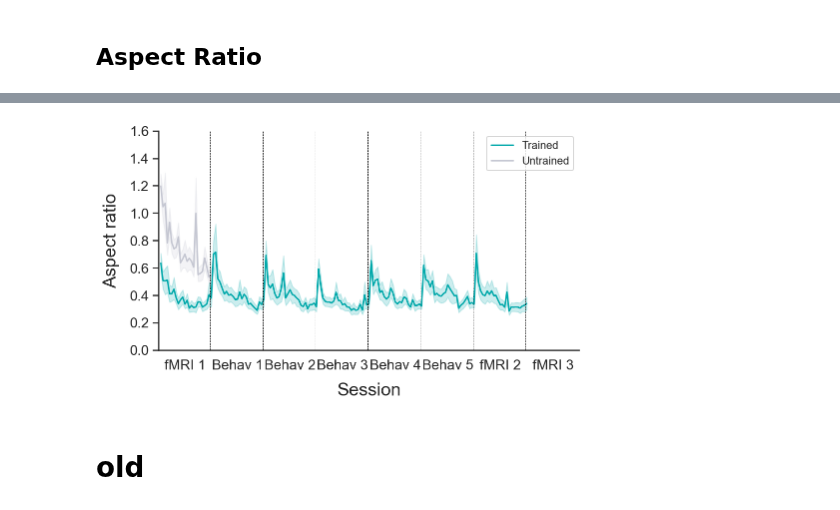
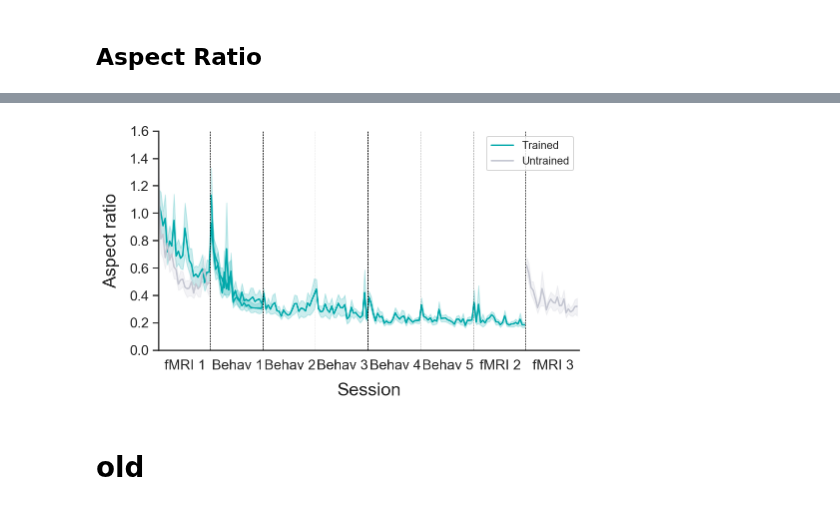
Before and after one commit to psb629/labs, a Jupyter notebook: GD/scrpits/notebook/Behavior_analysis.ipynb, the cells around one changed output, grey strips where cells are left out. Saved outputs shown, nothing was run; the diff lists cells and outputs as text; code cells hidden in the pictures.

```diff
--- a/GD/scrpits/notebook/Behavior_analysis.ipynb
+++ b/GD/scrpits/notebook/Behavior_analysis.ipynb
@@ -715,0 +784,5 @@ dGA
+# %%
+subj = 'GA05'
+temp = dGA[(dGA.subj==subj)&(dGA.mapping=='Practiced')]
+temp
+## temp['block'] = range(168)
@@ -715,0 +814,14 @@ dGA
+# %%
+## preprocess it by several steps (rename values in col.'mapping')
+dGA = pd.DataFrame(columns=temp.columns)
+## leave only certain subj's data in Group GA, included in Group GD.
+for s in dGD.subj.unique():
+    subj = s[0]+'A'+s[1:]
+    ## the rows are arranged by col. 'visit' and 'run'. Because the col. 'block' is wrong.
+    sorted_temp = temp[(temp.subj==subj)&(temp.mapping=='Practiced')].sort_values(by=['visit','run'])
+    sorted_temp['block'] = range(len(sorted_temp))
+    dGA = dGA.append(sorted_temp)
+    sorted_temp = temp[(temp.subj==subj)&(temp.mapping=='Unpracticed')].sort_values(by=['visit','run'])
+    sorted_temp['block'] = range(len(sorted_temp))
+    dGA = dGA.append(sorted_temp)
+dGA
@@ -716,6 +846,7 @@ dGA
 # %%
 temp = dGD
 temp['mapping'] = [a.replace('Practiced', 'Trained2').replace('Unpracticed', 'Untrained3') for a in temp['mapping']]
-temp[(temp.subj=='G11')&(temp.mapping=='Trained2')]
+dG = dGA.append(temp)
+dG
 # %% [output]
 |  | subj | visit | run | block | mapping | AR |
@@ -738,3 +864,0 @@ temp[(temp.subj=='G11')&(temp.mapping=='Trained2')]
-# %%
-dG = dGA.append(dGD)
-dG
@@ -764,42 +874,42 @@ plot_mrew = sns.lineplot(
     data=dG[(dG.mapping=='Trained')|(dG.mapping=='Untrained')],
     hue='mapping', palette=collist[:2], ci=sigma_1*100
 )
-# sns.lineplot(
-#     x='block',
-#     y='AR',
-#     data=dG[(dG.mapping=='Trained2')|(dG.mapping=='Untrained2')|(dG.mapping=='Untrained3')],
-#     hue='mapping', palette=collist, ci=68, legend=False
-# )
+sns.lineplot(
+    x='block',
+    y='AR',
+    data=dG[(dG.mapping=='Trained2')|(dG.mapping=='Untrained2')|(dG.mapping=='Untrained3')],
+    hue='mapping', palette=collist[:2], ci=68, legend=False
+)
 
 plot_mrew.set(xlim=(0, 192), ylim=(0, 1.6))
 sns.despine(right=True)
 
 for visit in list(range(23, 191, 24)):
     plot_mrew.axvline(x=visit+0.5, linewidth=0.5, linestyle='--', color="black")
 
 sns.set(style="white")
 plt.xlabel("Session", fontsize=18, labelpad=10)
 plt.ylabel("Aspect ratio", fontsize=18, labelpad=10)
 plt.xticks(
     np.arange(12, 192, step=24),
     ['fMRI 1', 'Behav 1', 'Behav 2', 'Behav 3', 'Behav 4', 'Behav 5', 'fMRI 2', 'fMRI 3'],
     fontsize=14
 )
 plt.yticks(fontsize=14)
 
 plt.setp(ax.get_legend().get_texts(), fontsize='14') # for legend teacuxt
 plt.setp(ax.get_legend().get_title(), fontsize='14') # for legend title
 
 ax.yaxis.set_ticks_position('left')
 ax.xaxis.set_ticks_position('none')
 handles, labels = ax.get_legend_handles_labels()
 ax.legend(handles=handles[1:], labels=labels[1:])
 
 plt.tight_layout()
 
 # fig.savefig(today+'_aspect_ratio.png', dpi=300)
 # %% [output]
-[figure, old version]
+[figure, new version]
 # %% [markdown]
 # old
 # %%
```
Also changed, not shown: parts of 16 cells of this notebook.
